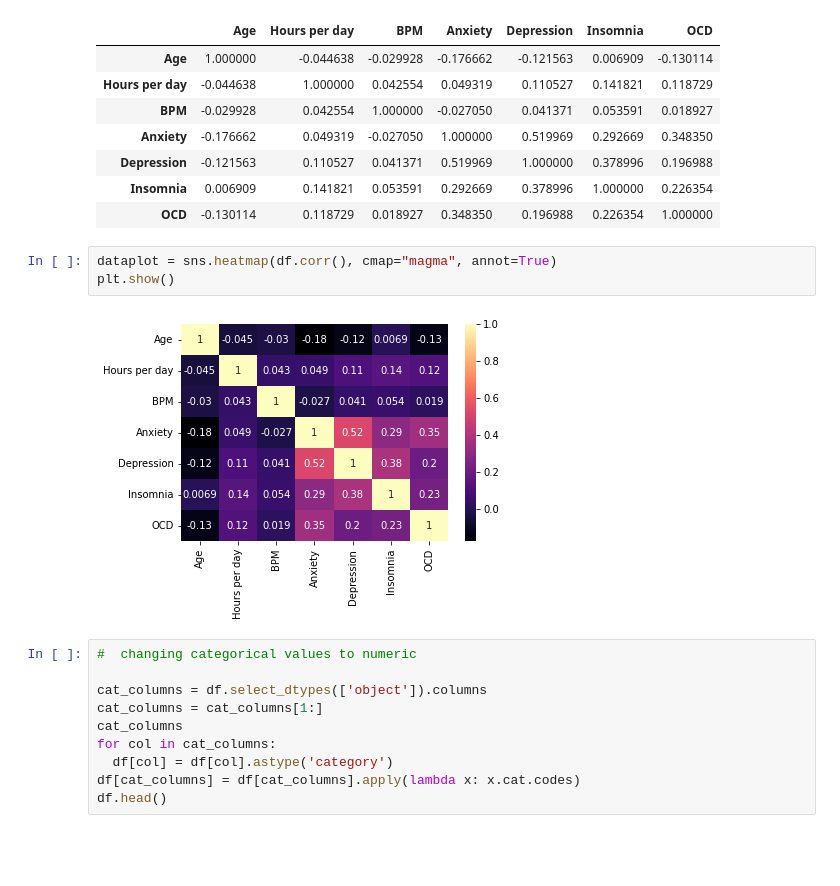
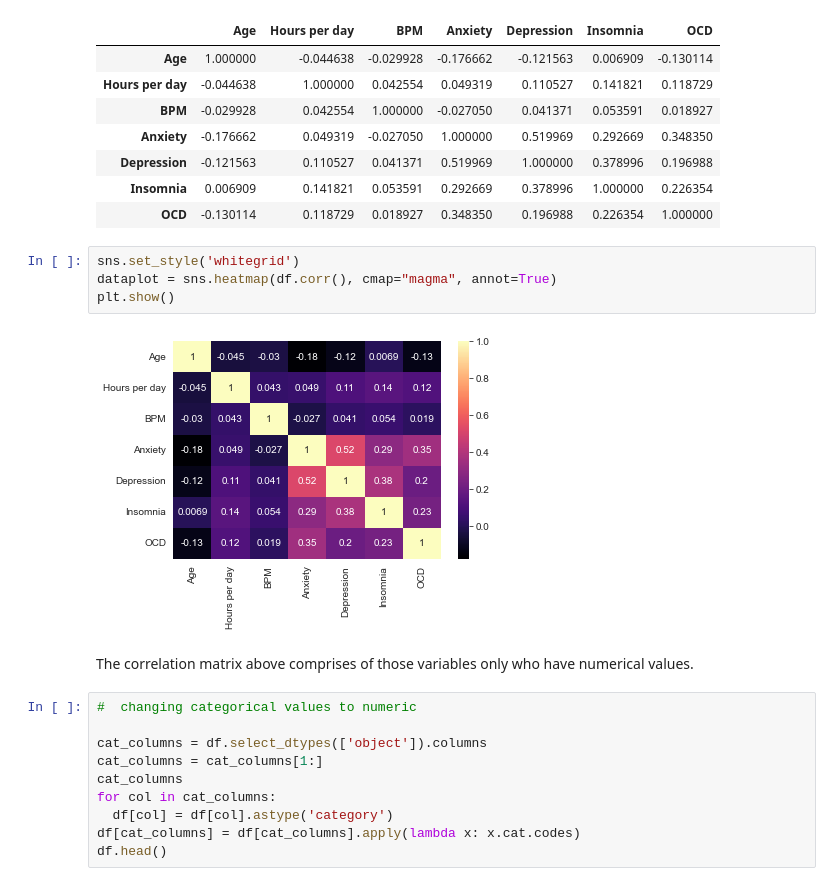
Before and after one commit to DivyanshTiwari23/BRSM_Project, a Jupyter notebook: BRSM_Project_Psyduck.ipynb, the cells around one changed output. Cells and saved outputs as stored; diff of their text form; blank space fills up the shorter version.

```diff
--- a/BRSM_Project_Psyduck.ipynb
+++ b/BRSM_Project_Psyduck.ipynb
@@ -49,10 +49,13 @@ df.corr()
 | Insomnia | 0.006909 | 0.141821 | 0.053591 | 0.292669 | 0.378996 | 1.000000 | 0.226354 |
 | OCD | -0.130114 | 0.118729 | 0.018927 | 0.348350 | 0.196988 | 0.226354 | 1.000000 |
 # %%
+sns.set_style('whitegrid')
 dataplot = sns.heatmap(df.corr(), cmap="magma", annot=True)
 plt.show()
 # %% [output]
-[figure, old version]
+[figure, new version]
+# %% [markdown]
+The correlation matrix above comprises of those variables only who have numerical values.
 # %%
 #  changing categorical values to numeric
 
```
Also changed, not shown: parts of 12 cells of this notebook, 7 other files.
